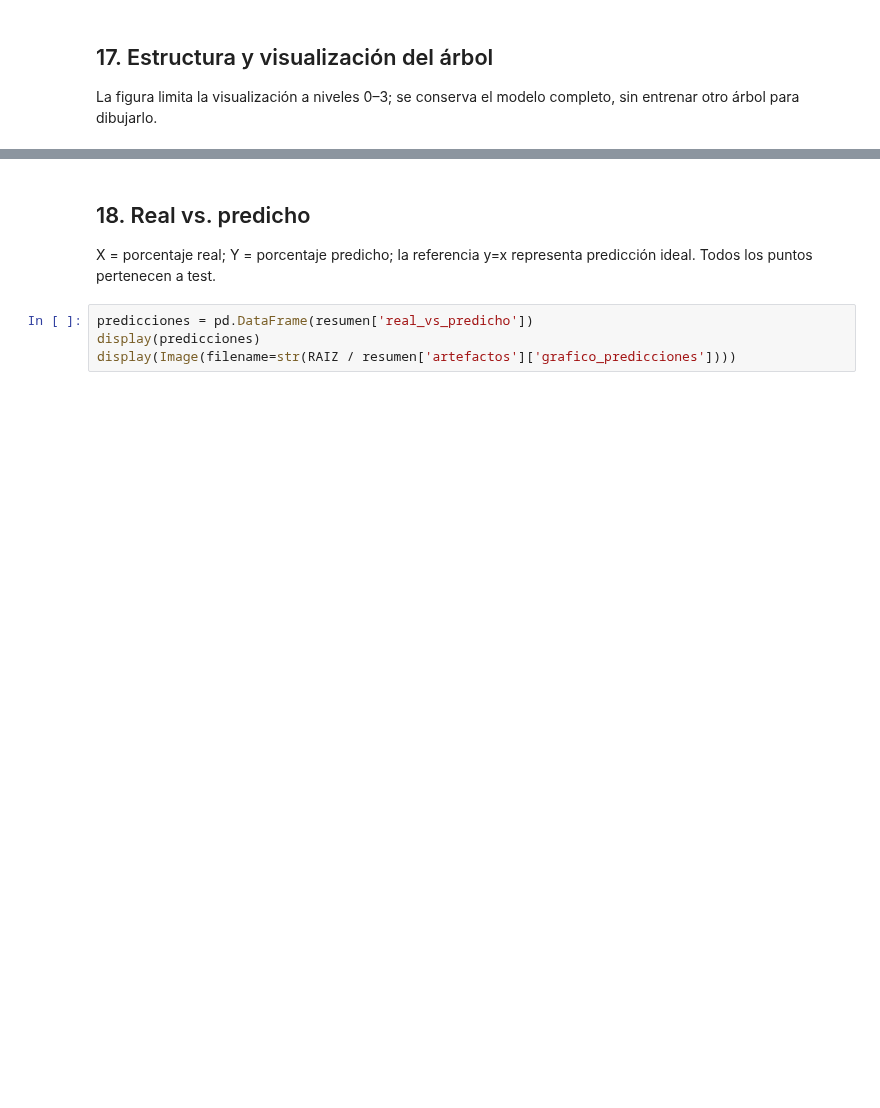
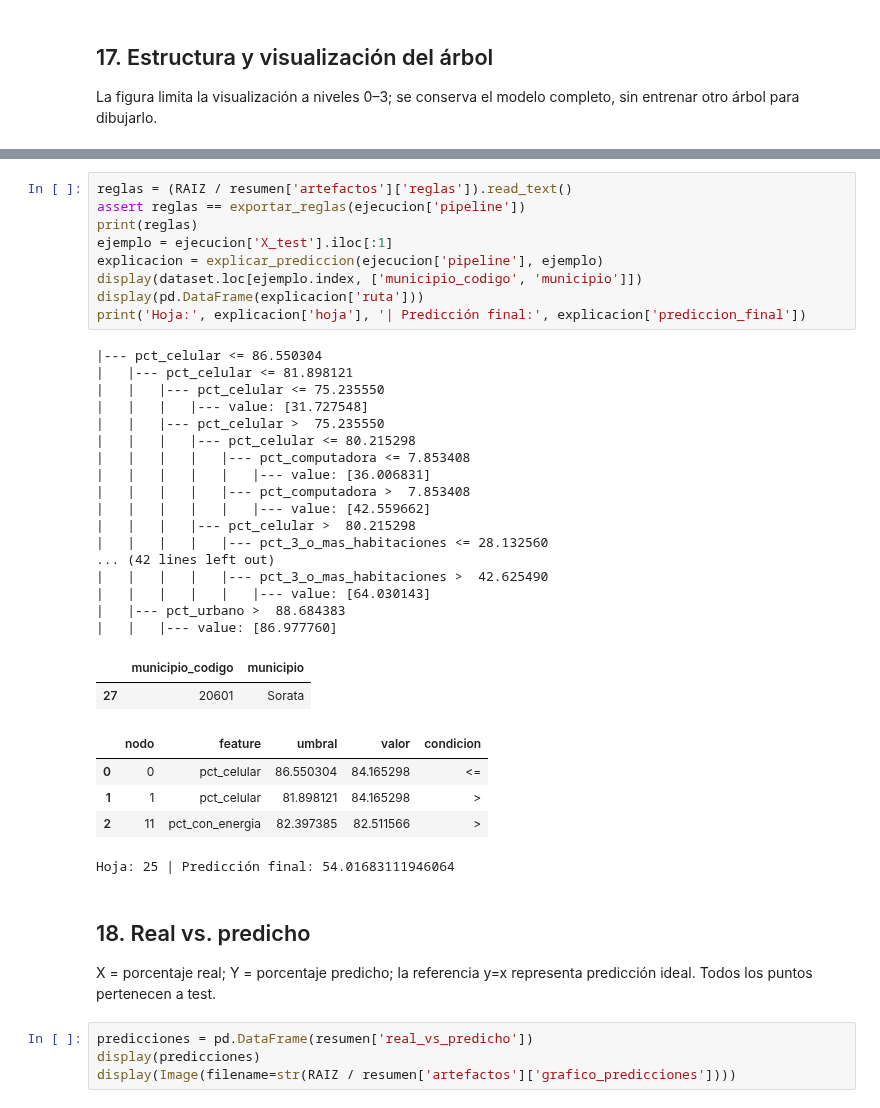
Before and after one commit to lpzealexjoelquispeti-dot/Mineria-de-Datos-Internet, a Jupyter notebook: notebooks/H3_3_Arbol_Regresion_Internet_LaPaz.ipynb, the cells around one changed output, grey strips where cells are left out. Cells and saved outputs as stored; diff of their text form; blank space fills up the shorter version.

```diff
--- a/notebooks/H3_3_Arbol_Regresion_Internet_LaPaz.ipynb
+++ b/notebooks/H3_3_Arbol_Regresion_Internet_LaPaz.ipynb
@@ -279,3 +332,37 @@ display(Image(filename=str(RAIZ / resumen['artefactos']['grafico_arbol'])))
+# %%
+reglas = (RAIZ / resumen['artefactos']['reglas']).read_text()
+assert reglas == exportar_reglas(ejecucion['pipeline'])
+print(reglas)
+ejemplo = ejecucion['X_test'].iloc[:1]
+explicacion = explicar_prediccion(ejecucion['pipeline'], ejemplo)
+display(dataset.loc[ejemplo.index, ['municipio_codigo', 'municipio']])
+display(pd.DataFrame(explicacion['ruta']))
+print('Hoja:', explicacion['hoja'], '| Predicción final:', explicacion['prediccion_final'])
+# %% [output]
+|--- pct_celular <= 86.550304
+|   |--- pct_celular <= 81.898121
+|   |   |--- pct_celular <= 75.235550
+|   |   |   |--- value: [31.727548]
+|   |   |--- pct_celular >  75.235550
+|   |   |   |--- pct_celular <= 80.215298
+|   |   |   |   |--- pct_computadora <= 7.853408
+|   |   |   |   |   |--- value: [36.006831]
+|   |   |   |   |--- pct_computadora >  7.853408
+|   |   |   |   |   |--- value: [42.559662]
+|   |   |   |--- pct_celular >  80.215298
+|   |   |   |   |--- pct_3_o_mas_habitaciones <= 28.132560
+... (42 lines left out)
+|   |   |   |   |--- pct_3_o_mas_habitaciones >  42.625490
+|   |   |   |   |   |--- value: [64.030143]
+|   |--- pct_urbano >  88.684383
+|   |   |--- value: [86.977760]
+|  | municipio_codigo | municipio |
+| 27 | 20601 | Sorata |
+|  | nodo | feature | umbral | valor | condicion |
+| 0 | 0 | pct_celular | 86.550304 | 84.165298 | <= |
+| 1 | 1 | pct_celular | 81.898121 | 84.165298 | > |
+| 2 | 11 | pct_con_energia | 82.397385 | 82.511566 | > |
+Hoja: 25 | Predicción final: 54.01683111946064
 # %% [markdown]
 ## 18. Real vs. predicho
 X = porcentaje real; Y = porcentaje predicho; la referencia y=x representa predicción ideal. Todos los puntos pertenecen a test.
```
Also changed, not shown: parts of 25 cells of this notebook, 24 other files.
